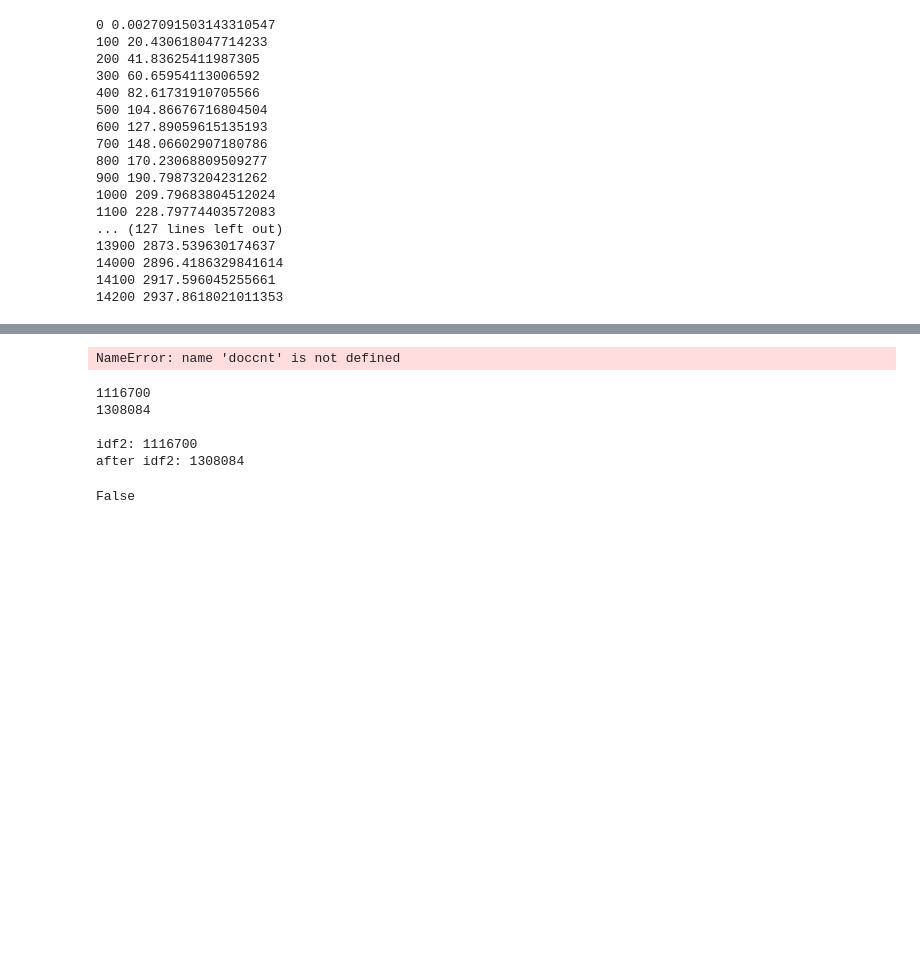
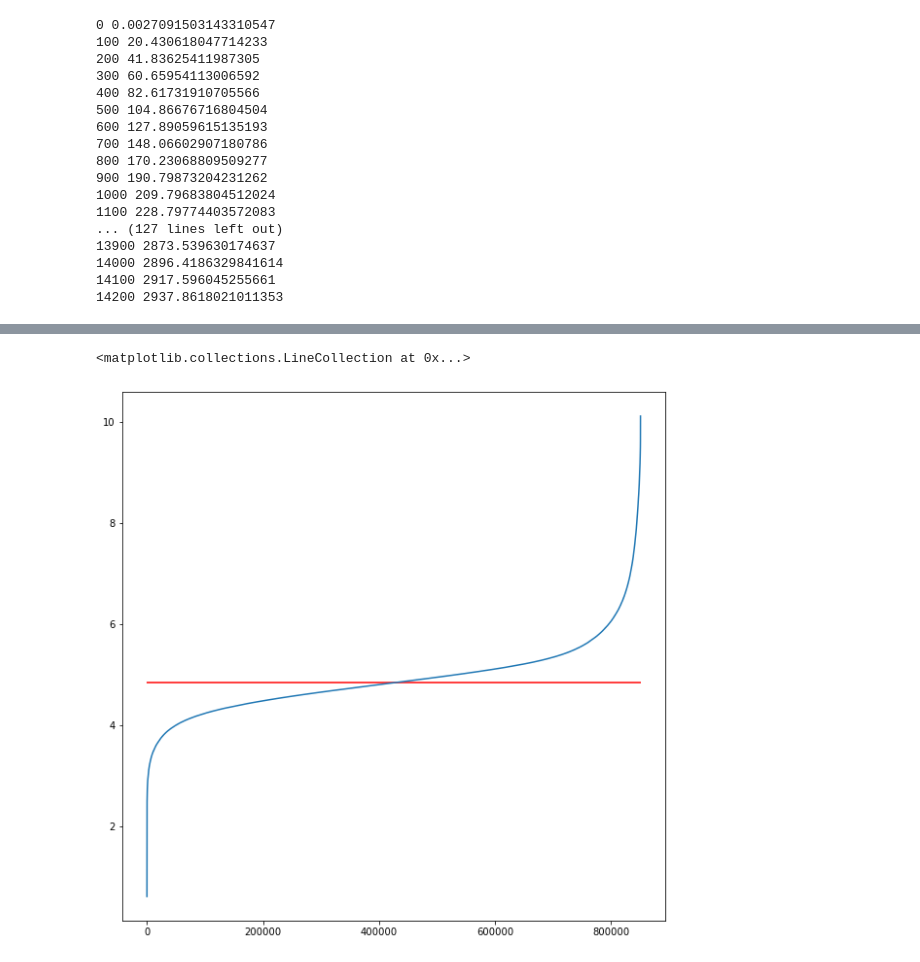
Before and after one commit to craigschmidt/idf-glove, a Jupyter notebook: idfglove42.ipynb, the cells around one changed output, grey strips where cells are left out. Drawn from its saved outputs; the diff is of its cells as text; code cells hidden in the pictures; blank space fills up the shorter version.

```diff
--- a/idfglove42.ipynb
+++ b/idfglove42.ipynb
@@ -510,44 +617,12 @@ plt.hlines(y=0,xmin=0, xmax=len(ig), color="red")
+# %%
+# log information gain looks nice too
+# lets weight based on this
+plt.rcParams['figure.figsize'] = [10, 10]
+plt.plot(sorted(logig))
+plt.hlines(y=np.median(logig),xmin=0, xmax=len(ig), color="red")
+# %% [output]
+<matplotlib.collections.LineCollection at 0x...>
+[figure, added]
 # %%
 # wc cleanwords.tsv
 # 62,587,173 1,658,580,366 11711434739 cleanwords.tsv
-# %%
-print(doccnt)
-print(len(wordcnt))
-# %% [output]
-NameError: name 'doccnt' is not defined
-# %%
-# ok, so how many of thoese words are in vocab
-# oh, the tokenizer drops all those words not in in vocab
-
-# only keep those in at least 2 documents
-# use our local doccnt
-idf2 = { w : np.log(doccnt/c) for (w,c) in wordcnt.items() if c >= 2}
-
-mywordset = set(wordcnt2)
-print(len(mywordset))
-# we can also use the df from idf that are also in vocab
-either = mywordset | (set(idf.keys()) & vocabSet)
-print(len(either))
-print()
-
-print("idf2:", len(idf2))
-# now supplement with any values of idf that aren't already in idf2
-# however, we want to use the existing value if it is there
-for (w,v) in idf.items():
-    if w not in idf2:
-        idf2[w] = v
-print("after idf2:", len(idf2))
-
-assert len(idf2) == len(either)
-# %% [output]
-1116700
-1308084
-
-idf2: 1116700
-after idf2: 1308084
-# %%
-# the duplicate row donsn't have a weight, so won't end up in file
-duplicate = "����������������������������������������������������������������������������������������������������������������������������������������������������������������������������������������������������������������������������������������������������������������������������������������������������������������������������������������������"
-duplicate in idf2
-# %% [output]
-False
```
Also changed, not shown: parts of 54 cells of this notebook.
